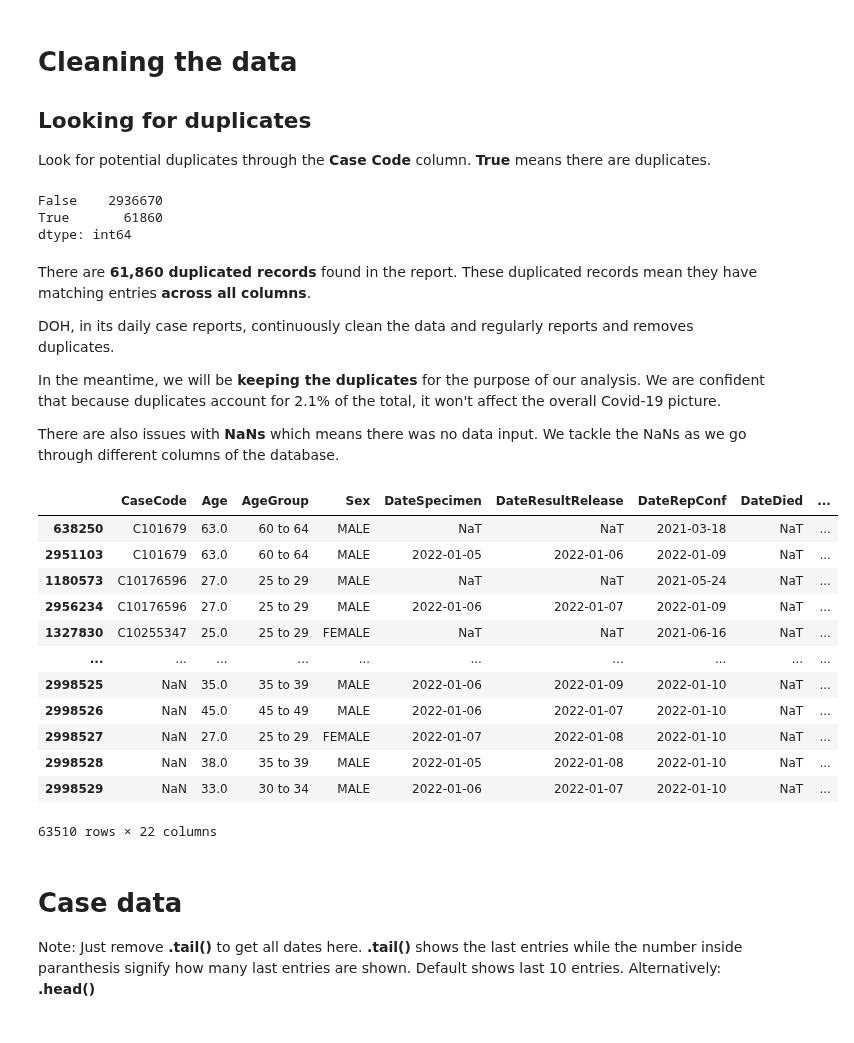
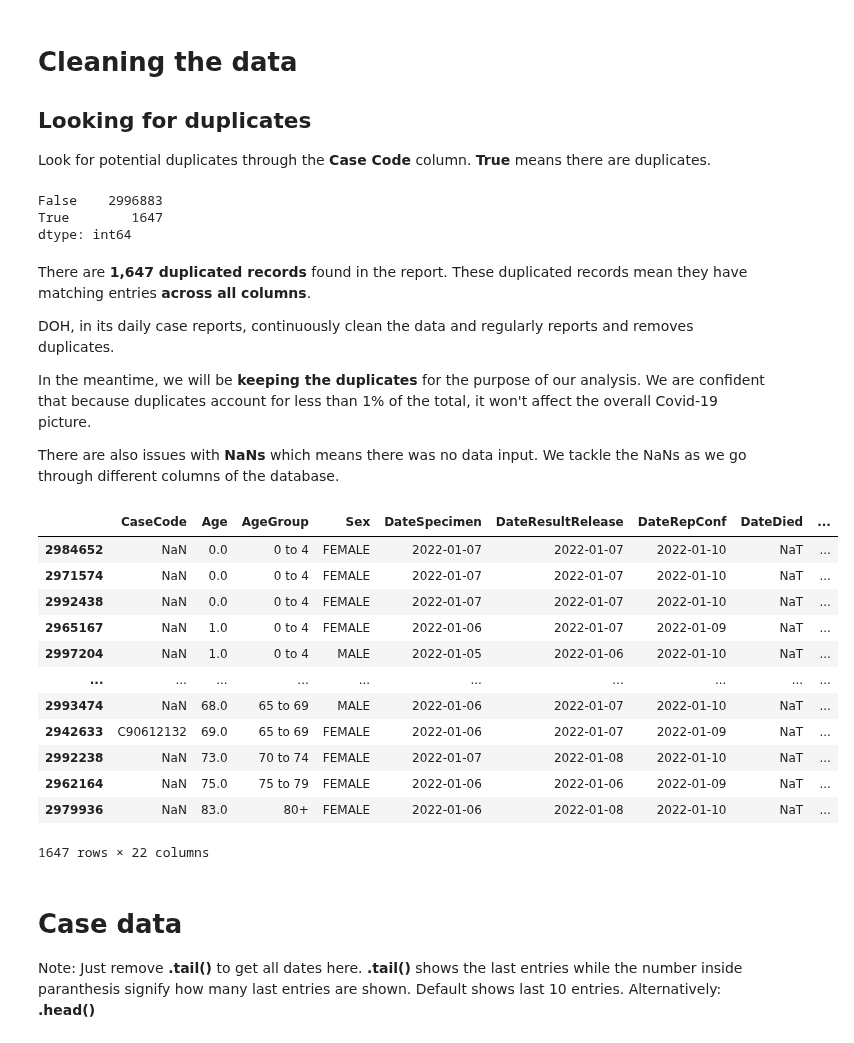
Before and after one commit to pmagtulis/covid-ph, a Jupyter notebook: covid-philippines.ipynb, the cells around one changed output. Drawn from its saved outputs; the diff is of its cells as text; code cells hidden in the pictures.

```diff
--- a/covid-philippines.ipynb
+++ b/covid-philippines.ipynb
@@ -73,35 +73,37 @@ df['ProvRes'] = df['ProvRes'].str.capitalize()
 
 Look for potential duplicates through the **Case Code** column. **True** means there are duplicates.
 # %%
-df.duplicated('CaseCode').value_counts()
+df.duplicated().value_counts()
 # %% [output]
-False    2936670
-True       61860
+False    2996883
+True        1647
 dtype: int64
 # %% [markdown]
-There are **61,860 duplicated records** found in the report. These duplicated records mean they have matching entries **across all columns**.
+There are **1,647 duplicated records** found in the report. These duplicated records mean they have matching entries **across all columns**.
 
 DOH, in its daily case reports, continuously clean the data and regularly reports and removes duplicates.
 
-In the meantime, we will be **keeping the duplicates** for the purpose of our analysis. We are confident that because duplicates account for 2.1% of the total, it won't affect the overall Covid-19 picture.
+In the meantime, we will be **keeping the duplicates** for the purpose of our analysis. We are confident that because duplicates account for less than 1% of the total, it won't affect the overall Covid-19 picture.
 
 There are also issues with **NaNs** which means there was no data input. We tackle the NaNs as we go through different columns of the database.
 # %%
-df[df.duplicated(['CaseCode'], keep=False)].sort_values('CaseCode')
+df[df.duplicated(keep='first')].sort_values('Age')
+#This supposedly shows the duplicated entries arranged by 'Age'. Remember, these entries are checked similar
+#across all columns in at least another entry. They are just arranged by age.
 # %% [output]
 |  | CaseCode | Age | AgeGroup | Sex | DateSpecimen | DateResultRelease | DateRepConf | DateDied | ... |
-| 638250 | C101679 | 63.0 | 60 to 64 | MALE | NaT | NaT | 2021-03-18 | NaT | ... |
-| 2951103 | C101679 | 63.0 | 60 to 64 | MALE | 2022-01-05 | 2022-01-06 | 2022-01-09 | NaT | ... |
-| 1180573 | C10176596 | 27.0 | 25 to 29 | MALE | NaT | NaT | 2021-05-24 | NaT | ... |
-| 2956234 | C10176596 | 27.0 | 25 to 29 | MALE | 2022-01-06 | 2022-01-07 | 2022-01-09 | NaT | ... |
-| 1327830 | C10255347 | 25.0 | 25 to 29 | FEMALE | NaT | NaT | 2021-06-16 | NaT | ... |
+| 2984652 | NaN | 0.0 | 0 to 4 | FEMALE | 2022-01-07 | 2022-01-07 | 2022-01-10 | NaT | ... |
+| 2971574 | NaN | 0.0 | 0 to 4 | FEMALE | 2022-01-07 | 2022-01-07 | 2022-01-10 | NaT | ... |
+| 2992438 | NaN | 0.0 | 0 to 4 | FEMALE | 2022-01-07 | 2022-01-07 | 2022-01-10 | NaT | ... |
+| 2965167 | NaN | 1.0 | 0 to 4 | FEMALE | 2022-01-06 | 2022-01-07 | 2022-01-09 | NaT | ... |
+| 2997204 | NaN | 1.0 | 0 to 4 | MALE | 2022-01-05 | 2022-01-06 | 2022-01-10 | NaT | ... |
 | ... | ... | ... | ... | ... | ... | ... | ... | ... | ... |
-| 2998525 | NaN | 35.0 | 35 to 39 | MALE | 2022-01-06 | 2022-01-09 | 2022-01-10 | NaT | ... |
-| 2998526 | NaN | 45.0 | 45 to 49 | MALE | 2022-01-06 | 2022-01-07 | 2022-01-10 | NaT | ... |
-| 2998527 | NaN | 27.0 | 25 to 29 | FEMALE | 2022-01-07 | 2022-01-08 | 2022-01-10 | NaT | ... |
-| 2998528 | NaN | 38.0 | 35 to 39 | MALE | 2022-01-05 | 2022-01-08 | 2022-01-10 | NaT | ... |
-| 2998529 | NaN | 33.0 | 30 to 34 | MALE | 2022-01-06 | 2022-01-07 | 2022-01-10 | NaT | ... |
+| 2993474 | NaN | 68.0 | 65 to 69 | MALE | 2022-01-06 | 2022-01-07 | 2022-01-10 | NaT | ... |
+| 2942633 | C90612132 | 69.0 | 65 to 69 | FEMALE | 2022-01-06 | 2022-01-07 | 2022-01-09 | NaT | ... |
+| 2992238 | NaN | 73.0 | 70 to 74 | FEMALE | 2022-01-07 | 2022-01-08 | 2022-01-10 | NaT | ... |
+| 2962164 | NaN | 75.0 | 75 to 79 | FEMALE | 2022-01-06 | 2022-01-06 | 2022-01-09 | NaT | ... |
+| 2979936 | NaN | 83.0 | 80+ | FEMALE | 2022-01-06 | 2022-01-08 | 2022-01-10 | NaT | ... |
-63510 rows × 22 columns
+1647 rows × 22 columns
 # %% [markdown]
 # Case data
 
```
Also changed, not shown: parts of 1 cell of this notebook.
